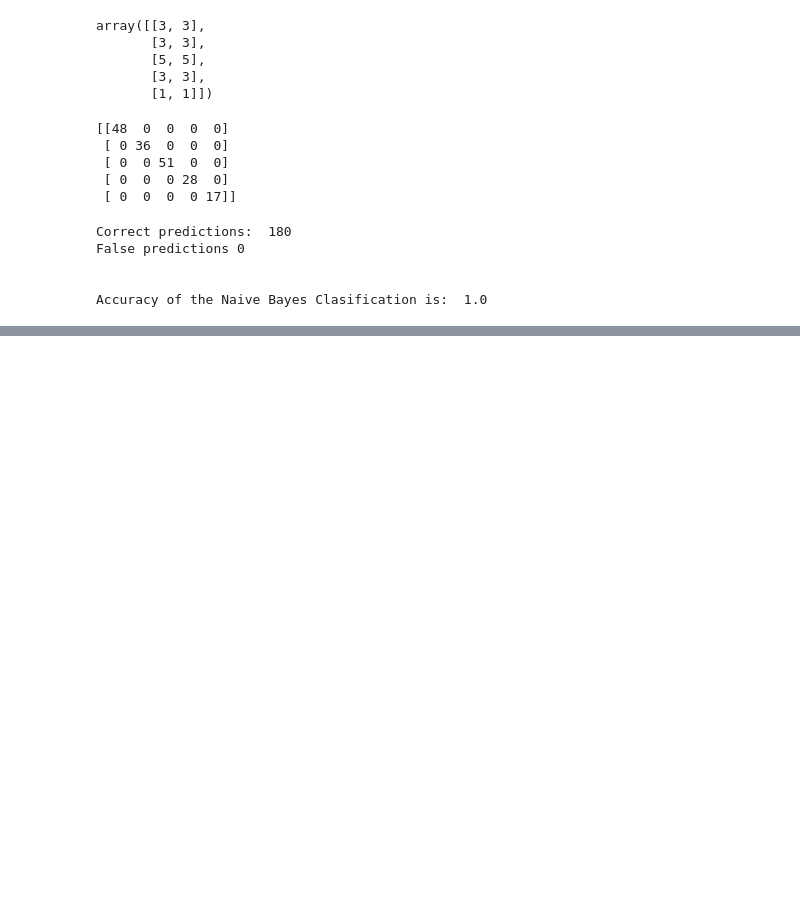
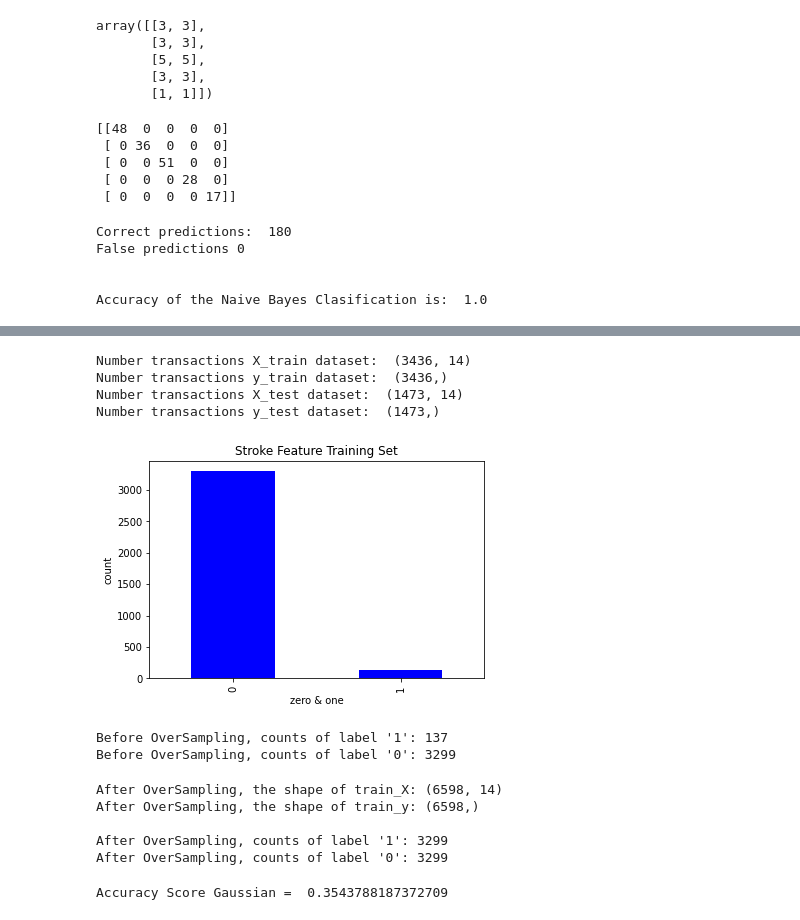
Before and after one commit to ZuniAmandaDewi/datamining, a Jupyter notebook: _sources/tugas_pendat/Tugas.ipynb, the cells around one changed output, grey strips where cells are left out. Saved outputs shown, nothing was run; the diff lists cells and outputs as text; code cells hidden in the pictures; blank space fills up the shorter version.

```diff
--- a/_sources/tugas_pendat/Tugas.ipynb
+++ b/_sources/tugas_pendat/Tugas.ipynb
@@ -1535,0 +1625,7 @@ Accuracy of the Naive Bayes Clasification is:  1.0
+# %%
+print(df.isnull().sum())
+print(df.count())
+
+#removing null values in BMI column
+df.dropna(axis=0, inplace=True)
+df.reset_index(drop=True, inplace=True)
@@ -1535,0 +1706,6 @@ Accuracy of the Naive Bayes Clasification is:  1.0
+# %%
+df3.drop(["Gender","Hypertension","Heart Disease","Ever Married","Work Type", "Residence Type","Smoking Status"], axis=1, inplace=True)
+
+#relabeling dataset with proper headers
+df4 = df3.reindex(labels=["Age","Male","HT_Yes","HD_Yes","EM_Yes","Never_worked","Private","Self-employed","children","BMI","Urban","Avg. Glucose Level","formerly smoked", "never smoked", "smokes","Stroke"], axis=1)
+print(df4.head(15))
@@ -1535,0 +1730,9 @@ Accuracy of the Naive Bayes Clasification is:  1.0
+# %%
+#feature set
+X = df4[["Age","Male","HT_Yes","HD_Yes","EM_Yes","Never_worked","Private","Self-employed","children","BMI","Avg. Glucose Level","formerly smoked", "never smoked", "smokes"]]
+
+#label set
+y = df4["Stroke"]
+
+print(X.count())
+print(y.count())
@@ -1535,0 +1756,21 @@ Accuracy of the Naive Bayes Clasification is:  1.0
+# %%
+#train test split
+X_train, X_test, y_train, y_test = train_test_split(X, y, test_size=0.3, random_state=42)
+
+print("Number transactions X_train dataset: ", X_train.shape)
+print("Number transactions y_train dataset: ", y_train.shape)
+print("Number transactions X_test dataset: ", X_test.shape)
+print("Number transactions y_test dataset: ", y_test.shape)
+# %% [output]
+Number transactions X_train dataset:  (3436, 14)
+Number transactions y_train dataset:  (3436,)
+Number transactions X_test dataset:  (1473, 14)
+Number transactions y_test dataset:  (1473,)
+# %%
+y_train.value_counts(dropna = False).plot.bar(color = 'blue')
+plt.title('Stroke Feature Training Set')
+plt.xlabel('zero & one')
+plt.ylabel('count')
+plt.show()
+# %% [output]
+[figure, added]
@@ -1535,0 +1781,29 @@ Accuracy of the Naive Bayes Clasification is:  1.0
+# %%
+print("Before OverSampling, counts of label '1': {}".format(sum(y_train==1)))
+print("Before OverSampling, counts of label '0': {} \n".format(sum(y_train==0)))
+# %% [output]
+Before OverSampling, counts of label '1': 137
+Before OverSampling, counts of label '0': 3299
+# %%
+sm = SMOTE()
+X_train, y_train = sm.fit_resample(X_train, y_train)
+
+print('After OverSampling, the shape of train_X: {}'.format(X_train.shape))
+print('After OverSampling, the shape of train_y: {} \n'.format(y_train.shape))
+
+print("After OverSampling, counts of label '1': {}".format(sum(y_train==1)))
+print("After OverSampling, counts of label '0': {}".format(sum(y_train==0)))
+# %% [output]
+After OverSampling, the shape of train_X: (6598, 14)
+After OverSampling, the shape of train_y: (6598,)
+
+After OverSampling, counts of label '1': 3299
+After OverSampling, counts of label '0': 3299
+# %%
+#Gaussian naive bayes model
+clf = GaussianNB()
+clf = clf.fit(X_train,y_train)
+y_pred = clf.predict(X_test)
+print("Accuracy Score Gaussian = ", accuracy_score(y_test, y_pred))
+# %% [output]
+Accuracy Score Gaussian =  0.3543788187372709
```
Also changed, not shown: parts of 22 cells of this notebook, 6 other files.
